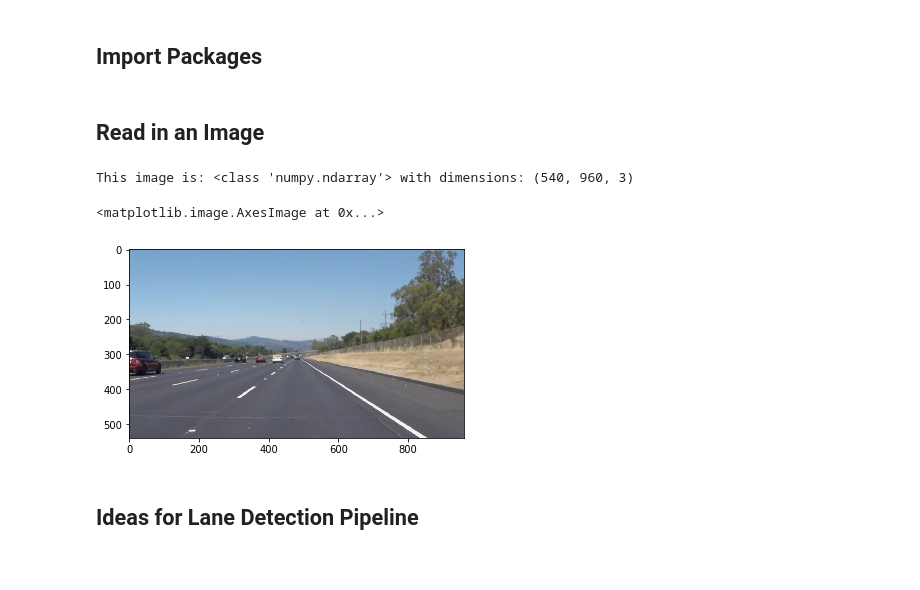
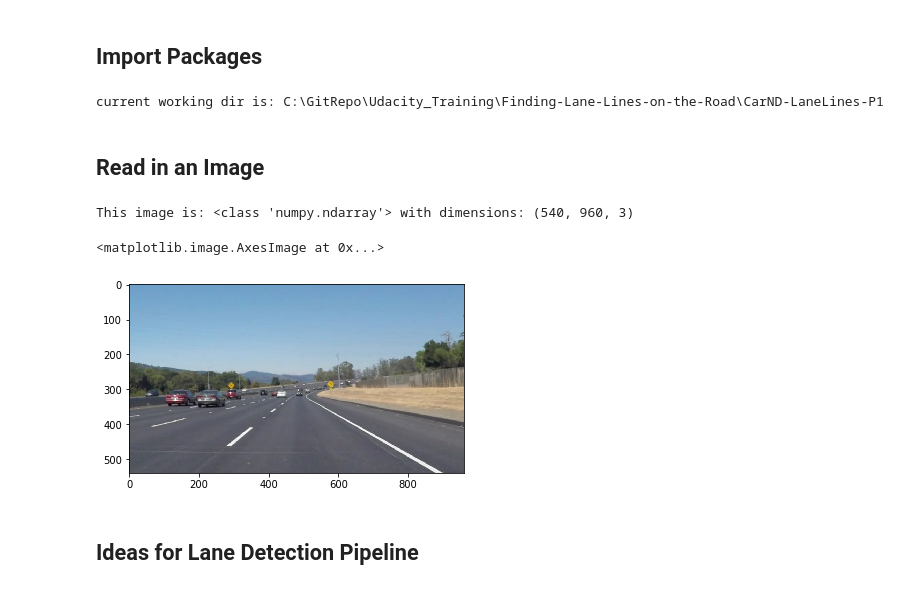
Before and after one commit to George-Monk/CarND-LaneLines-P1, a Jupyter notebook: P1.ipynb, the cells around one changed output. Saved outputs shown, nothing was run; the diff lists cells and outputs as text; code cells hidden in the pictures.

Commit message:
Lane Detection - Copied Python code to Jupyter and re-ran - Re-exported all image/video files - Added writeup file

```diff
--- a/P1.ipynb
+++ b/P1.ipynb
@@ -50,16 +43,51 @@ import cv2
+# %%
+#importing some useful packages
+import matplotlib.pyplot as plt
+import matplotlib.image as mpimg
+import numpy as np
+import cv2
+import os
+import glob
+import imageio
+from collections import deque, Counter
+%matplotlib inline
+
+# Set directory to Project Base Dir due to the unique way in which VS functions
+ProjectDir = "C:/GitRepo/Udacity_Training/Finding-Lane-Lines-on-the-Road/CarND-LaneLines-P1"
+os.chdir(ProjectDir)
+cwd = os.getcwd()
+print('current working dir is: '+ cwd)
+
+#Create array for storing gradients
+leftLineGradArray = []
+rightLineGradArray = []
+
+# Create array for storing average x values
+xLeftAverageArray = []
+xRightAverageArray = []
+
+xMovingAverage = deque([], maxlen = 15)
+
+# Counter for tracking frame number
+count = Counter()
+# %% [output]
+current working dir is: C:\GitRepo\Udacity_Training\Finding-Lane-Lines-on-the-Road\CarND-LaneLines-P1
 # %% [markdown]
 ## Read in an Image
 # %%
 #reading in an image
-image = mpimg.imread('test_images/solidWhiteRight.jpg')
+image = mpimg.imread('test_images/solidWhiteCurve.jpg')
+
+# Initialise File Count (for File Export)
+fileCount = 1
 
 #printing out some stats and plotting
 print('This image is:', type(image), 'with dimensions:', image.shape)
 plt.imshow(image)  # if you wanted to show a single color channel image called 'gray', for example, call as plt.imshow(gray, cmap='gray')
 # %% [output]
 This image is: <class 'numpy.ndarray'> with dimensions: (540, 960, 3)
 <matplotlib.image.AxesImage at 0x...>
-[figure, old version]
+[figure, new version]
 # %% [markdown]
 ## Ideas for Lane Detection Pipeline
 # %% [markdown]
```
Also changed, not shown: parts of 12 cells of this notebook, 11 other files.
